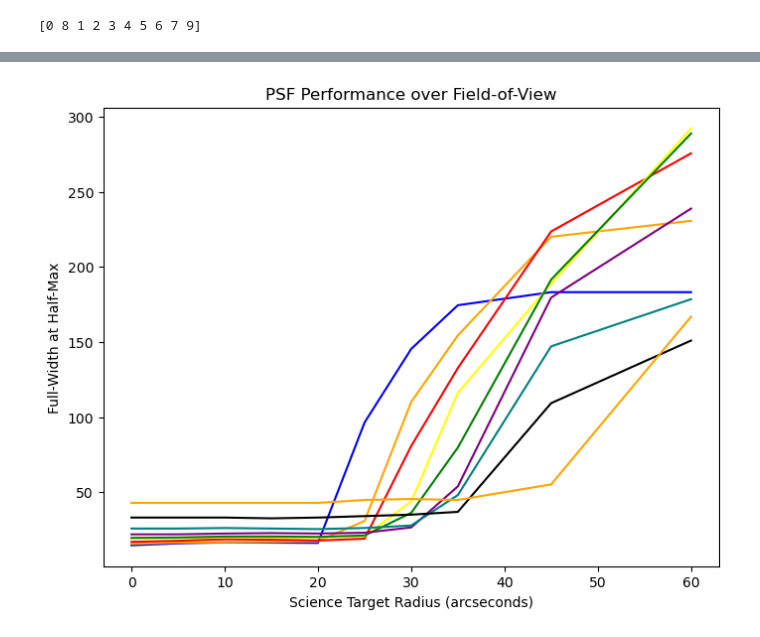
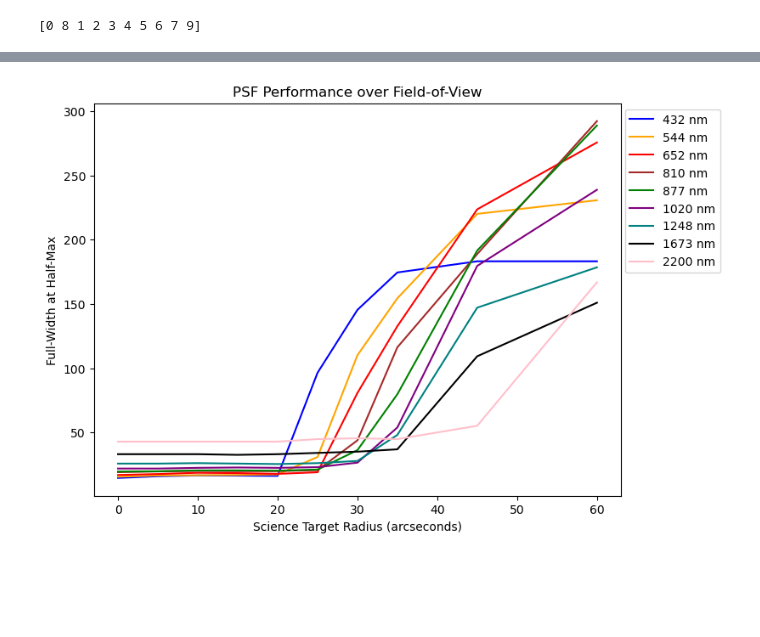
Before and after one commit to bpeck114/ulab_ao, a Jupyter notebook: plotting_many_psfs.ipynb, the cells around one changed output, grey strips where cells are left out. Saved outputs shown, nothing was run; the diff lists cells and outputs as text; code cells hidden in the pictures; blank space fills up the shorter version.

Commit message:
updated graphs

```diff
--- a/plotting_many_psfs.ipynb
+++ b/plotting_many_psfs.ipynb
@@ -110,7 +110,7 @@ wavelength_index = 0 # 432 nm
 psfs_directory = 'psfs_over_field/' # directory that contains all of out PSF files
 # %%
 # Calling the maos_utils function
-metrics = maos_utils.get_psf_metrics_over_field(directory=psfs_directory, seed=seed)
+metrics = maos_utils.get_psf_metrics_over_field(directory='psfs_over_field/', seed=seed)
 # %% [output]
 Looking in psfs_over_field/ for simulation results...
 xx =  0 yy =  0
@@ -206,18 +205,19 @@ print(fwhm_g_sorted)
 # %%
 plt.figure(figsize=(8, 6))
 plt.plot(x_sorted[:, wavelength_index], fwhm_g_sorted[:, wavelength_index], color='blue', label='432 nm')
 plt.plot(x_sorted[:, wavelength_index], fwhm_g_sorted[:, wavelength_index + 1], color='orange', label='544 nm')
 plt.plot(x_sorted[:, wavelength_index], fwhm_g_sorted[:, wavelength_index + 2], color='red', label='652 nm')
-plt.plot(x_sorted[:, wavelength_index], fwhm_g_sorted[:, wavelength_index + 3], color='yellow', label='810 nm')
+plt.plot(x_sorted[:, wavelength_index], fwhm_g_sorted[:, wavelength_index + 3], color='brown', label='810 nm')
 plt.plot(x_sorted[:, wavelength_index], fwhm_g_sorted[:, wavelength_index + 4], color='green', label='877 nm')
 plt.plot(x_sorted[:, wavelength_index], fwhm_g_sorted[:, wavelength_index + 5], color='purple', label='1020 nm')
 plt.plot(x_sorted[:, wavelength_index], fwhm_g_sorted[:, wavelength_index + 6], color='teal', label='1248 nm')
 plt.plot(x_sorted[:, wavelength_index], fwhm_g_sorted[:, wavelength_index + 7], color='black', label='1673 nm')
-plt.plot(x_sorted[:, wavelength_index], fwhm_g_sorted[:, wavelength_index + 8], color='orange', label='2200 nm')
+plt.plot(x_sorted[:, wavelength_index], fwhm_g_sorted[:, wavelength_index + 8], color='pink', label='2200 nm')
 plt.xlabel("Science Target Radius (arcseconds)")
 plt.ylabel("Full-Width at Half-Max")
 plt.title("PSF Performance over Field-of-View")
+plt.legend(bbox_to_anchor=(1.2, 1))
 
 plt.show()
 # %% [output]
-[figure, old version]
+[figure, new version]
```
Also changed, not shown: parts of 6 cells of this notebook.
